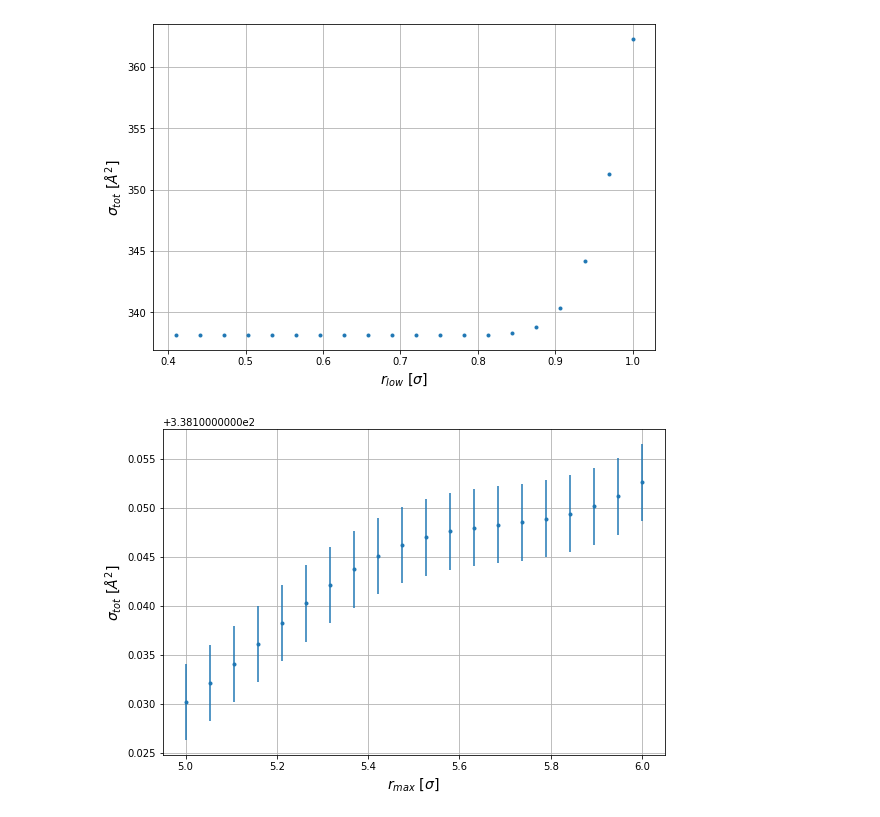
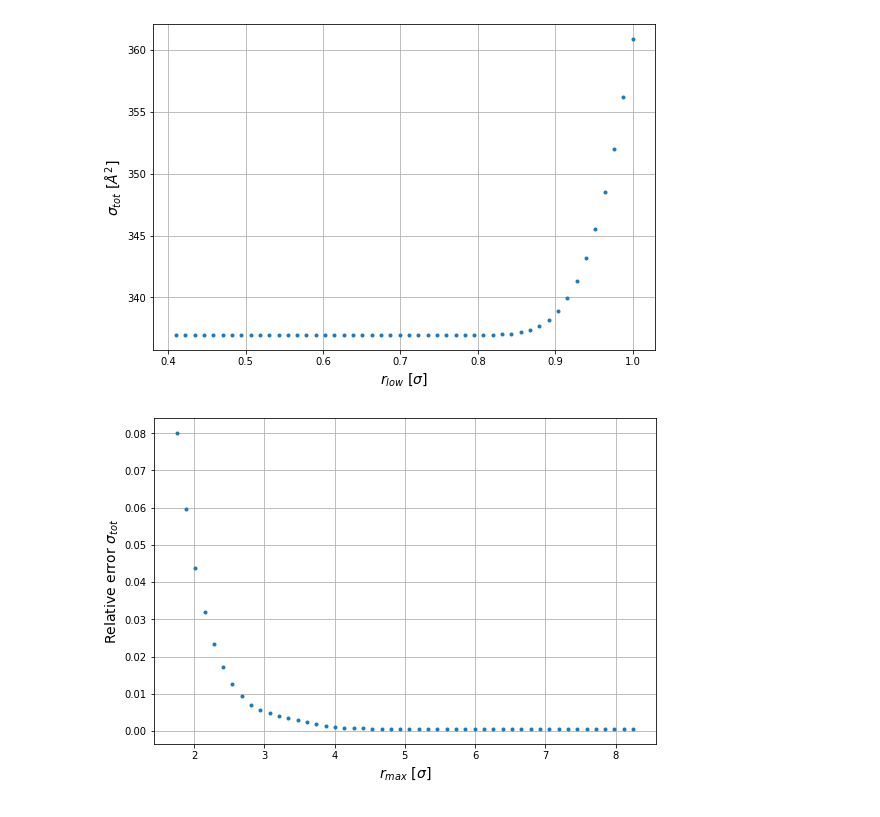
Before and after one commit to muuusso/advanced-computational-physics, a Jupyter notebook: numerov/H-Kr.ipynb, the cells around one changed output. Cells and saved outputs as stored; diff of their text form; code cells hidden in the pictures.

```diff
--- a/numerov/H-Kr.ipynb
+++ b/numerov/H-Kr.ipynb
@@ -6,5 +6,9 @@ plt.rcParams['figure.figsize'] = (9, 6)
 
 import numpy as np
 
+from scipy.constants import hbar, e, physical_constants
 from scipy.optimize import curve_fit
-from scipy.constants import hbar, m_p, e
+from scipy.special import spherical_jn, spherical_yn
+
+from matplotlib.backends.backend_pdf import PdfPages
+pdf = PdfPages('H-Kr.pdf')
@@ -11,6 +17,7 @@ from scipy.constants import hbar, m_p, e
 # %%
-mKr = 83.798
-mu = mKr / (mKr + 1) * m_p
+m_Kr = 83.798 * physical_constants['atomic mass constant'][0]
+m_H = 1.00797 * physical_constants['atomic mass constant'][0]
+mu = m_Kr*m_H / (m_Kr + m_H)
 # %%
 epsilon = 5.9 # meV
 sigma = 3.18 # Å
@@ -108,6 +118,9 @@ for l in range(7):
 # %%
-cross = np.zeros((20, 2))
-r_lows = np.linspace(r_min+1e-2, 1, 20)
+Rmax = 10
+rgrid = np.linspace(r_min, Rmax, 10000)
+
+cross_low = np.zeros((50, 2))
+r_lows = np.linspace(r_min+1e-2, 1, 50)
 
 E = 0.3 # epsilon
 k = np.sqrt(E * alpha)
@@ -123,56 +136,61 @@ for ind, r_low in enumerate(r_lows):
 
         # fitting function for l
         def u_fit(r, C, delta):
-            return C * r * (np.cos(delta)*bessel(l, k*r) - np.sin(delta)*neumann(l, k*r))
+            return C * r * (np.cos(delta)*spherical_jn(l, k*r) - np.sin(delta)*spherical_yn(l, k*r))
 
         # finding delta_l via fit
         popt, pcov = curve_fit(u_fit, rgrid[rmax:], wf[rmax:])
         perr = np.sqrt(np.diag(pcov))
 
         # computer cross section and its error
-        cross[ind] += ((2*l + 1) * np.sin(popt[1])**2, (2*l + 1) * np.sin(2*popt[1])*perr[1])
-    cross[ind] *= 4 * np.pi / k**2
+        cross_low[ind] += ((2*l + 1) * np.sin(popt[1])**2, abs((2*l + 1) * np.sin(2*popt[1])*perr[1]))
+    cross_low[ind] *= 4 * np.pi / k**2
 
-plt.errorbar(r_lows, cross[:, 0]*sigma**2, fmt='.', yerr=cross[:, 1]*sigma**2)
+plt.errorbar(r_lows, cross_low[:, 0]*sigma**2, fmt='.', yerr=cross_low[:, 1]*sigma**2)
 plt.ylabel('$\\sigma_{tot}$ [$\\AA^2$]', fontsize=14)
 plt.xlabel('$r_{low}$ [$\\sigma$]', fontsize=14)
 plt.grid()
+pdf.savefig()
 plt.show()
 # %% [output]
-[figure, old version]
+[figure, new version]
 # %%
-cross = np.zeros((20, 2))
-r_maxs = np.linspace(5, 6, 20)
+Rmax = 10
+rgrid = np.linspace(r_min, Rmax, 10000)
+
+cross_max = np.zeros((50, 2))
+r_maxs = np.linspace(1.75, 8.25, 50)
 
 E = 0.3 # epsilon
 k = np.sqrt(E * alpha)
 
 # iterate over possible values of r_max
 for ind, _r_max in enumerate(r_maxs):
     for l in range(7):
         rgrid = np.linspace(r_min, Rmax, 10000)
         wf = wf_scatt(E, l, rgrid)
 
         # obtain index for r > rmax
         rmax = np.where(rgrid > _r_max)[0][0]
 
         # fitting function for l
         def u_fit(r, C, delta):
-            return C * r * (np.cos(delta)*bessel(l, k*r) - np.sin(delta)*neumann(l, k*r))
+            return C * r * (np.cos(delta)*spherical_jn(l, k*r) - np.sin(delta)*spherical_yn(l, k*r))
 
         # finding delta_l via fit
         popt, pcov = curve_fit(u_fit, rgrid[rmax:], wf[rmax:])
         perr = np.sqrt(np.diag(pcov))
 
         # computer cross section and its error
-        cross[ind] += ((2*l + 1) * np.sin(popt[1])**2, (2*l + 1) * np.sin(2*popt[1])*perr[1])
-    cross[ind] *= 4 * np.pi / k**2
+        cross_max[ind] += ((2*l + 1) * np.sin(popt[1])**2, abs((2*l + 1) * np.sin(2*popt[1])*perr[1]))
+    cross_max[ind] *= 4 * np.pi / k**2
 
-plt.errorbar(r_maxs, cross[:, 0]*sigma**2, fmt='.', yerr=cross[:, 1]*sigma**2)
-plt.ylabel('$\\sigma_{tot}$ [$\\AA^2$]', fontsize=14)
+plt.errorbar(r_maxs, cross_max[:, 1]*sigma**2/cross_max[:, 0]*sigma**2, fmt='.')#, yerr=cross_max[:, 1]*sigma**2)
+plt.ylabel('Relative error $\\sigma_{tot}}$', fontsize=14)
 plt.xlabel('$r_{max}$ [$\\sigma$]', fontsize=14)
 plt.grid()
+pdf.savefig()
 plt.show()
 # %% [output]
-[figure, old version]
+[figure, new version]
 # %%
```
Also changed, not shown: parts of 14 cells of this notebook, 6 other files.
